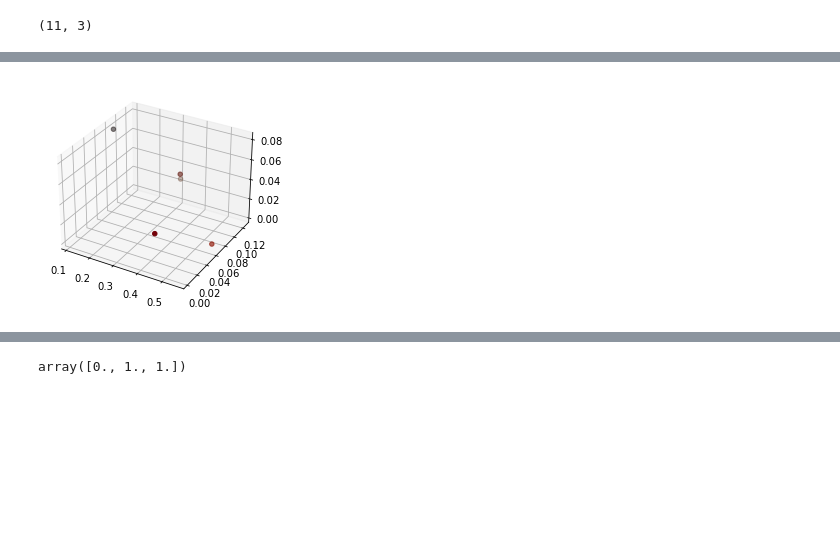
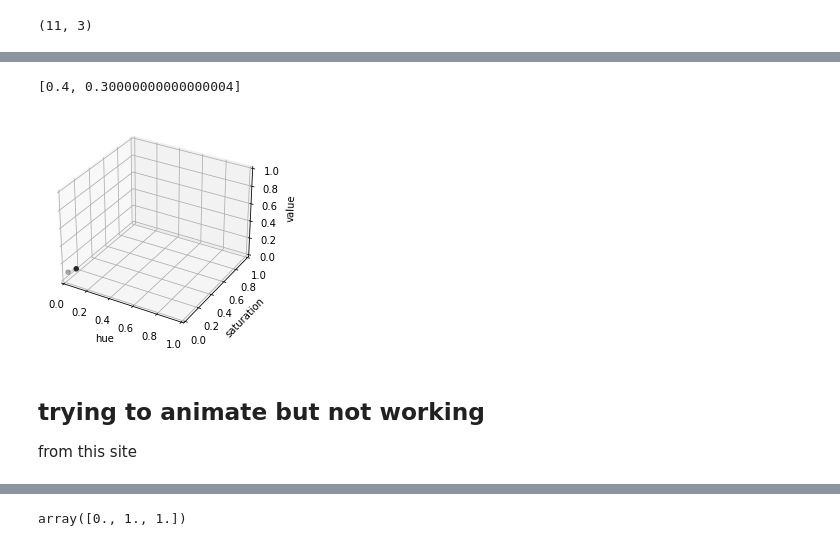
Before and after one commit to michaelalfaro/colordiffuser, a Jupyter notebook: color_diffuser.ipynb, the cells around one changed output, grey strips where cells are left out. Cells and saved outputs as stored; diff of their text form; code cells hidden in the pictures; blank space fills up the shorter version.

```diff
--- a/color_diffuser.ipynb
+++ b/color_diffuser.ipynb
@@ -18,3 +33,8 @@ plt.show()
+# %%
+dd = np.array([ 0.4, -0.1])
+cumsum_pacman(dd)
+# %% [output]
+[0.4, 0.30000000000000004]
 # %%
 from math import sqrt
 from scipy.stats import norm
@@ -137,14 +204,27 @@ disps, svals = getHSVSteps(5, sigmasq = 0.01,startColor=np.array([0., 0., 0.]))
 # %%
-hh = cumsum_with_limits(disps[0])
+disps, svals = getHSVSteps(2, sigmasq = 0.01,startColor=np.array([1., 1., 1.]))
+hh = cumsum_pacman(disps[0])
 ss = cumsum_with_limits(disps[1])
 vv = cumsum_with_limits(disps[2])
 
 colorcoordinates = np.array([hh,ss,vv])
 colorcoordinates=colorcoordinates.transpose()
+rgb = colors.hsv_to_rgb(colorcoordinates)
 C = np.array([[255, 0, 0], [0, 255, 0], [0, 0, 255]])
 fig = plt.figure()
 ax = fig.add_subplot(111, projection = '3d')
-ax.scatter(hh, ss, vv, c = colorcoordinates)
+ax.scatter(hh, ss, vv, c = rgb)
+ax.plot3D(hh, ss, vv, 'grey', alpha = 0.25)
+ax.set_xlabel('hue')
+ax.set_ylabel('saturation')
+ax.set_zlabel('value')
+ax.set_xlim(0, 1)
+ax.set_ylim(0, 1)
+ax.set_zlim(0, 1)
 plt.show()
 # %% [output]
-[figure, old version]
+[figure, new version]
+# %% [markdown]
+## trying to animate but not working
+
+from this site
```
Also changed, not shown: parts of 7 cells of this notebook.
